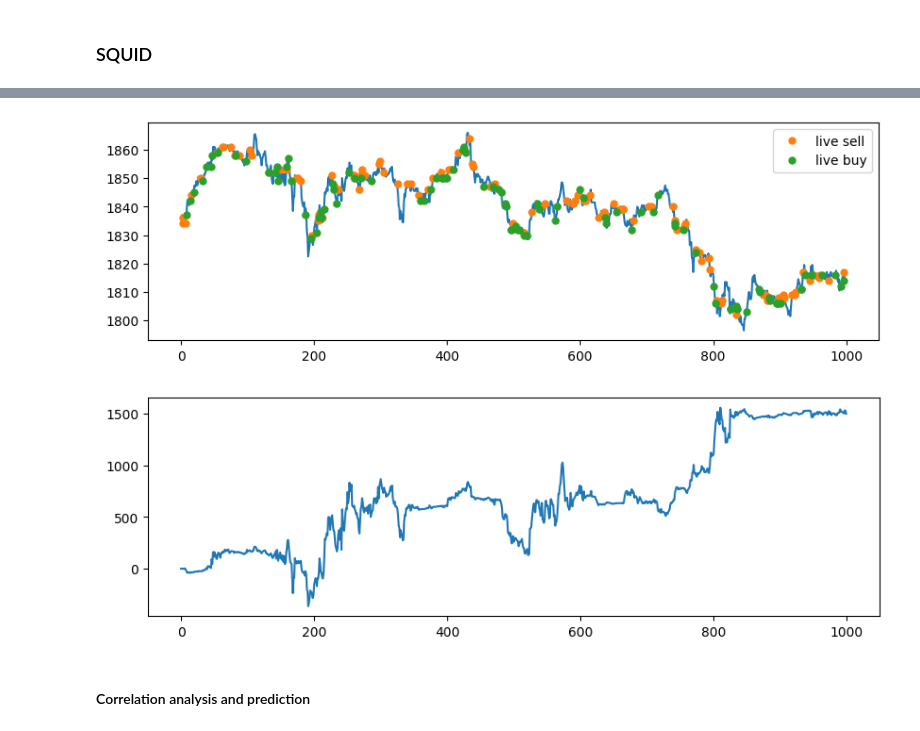
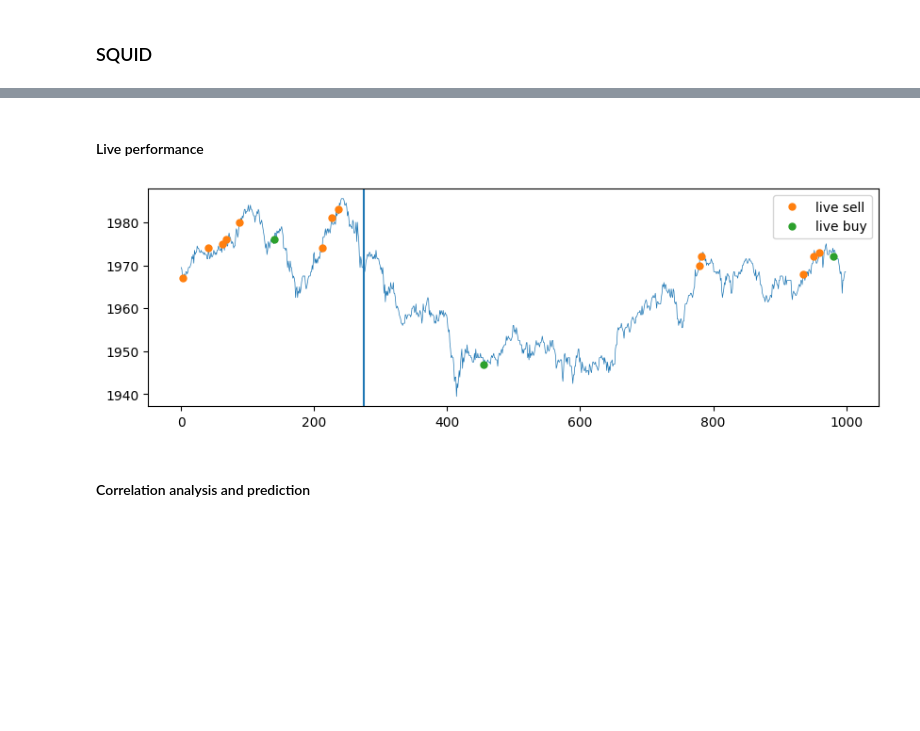
Before and after one commit to karinsim/Prosperity-by-IMC, a Jupyter notebook: round1.ipynb, the cells around one changed output, grey strips where cells are left out. Saved outputs shown, nothing was run; the diff lists cells and outputs as text; code cells hidden in the pictures; blank space fills up the shorter version.

Commit message:
Updated squid algo

```diff
--- a/round1.ipynb
+++ b/round1.ipynb
@@ -23,8 +23,8 @@ KELP["mid_price"] = mp
 mp2 = get_midprice_mm(SQUID)
 SQUID["mid_price"] = mp2
 # %%
-kelp = KELP.loc[KELP["day"]==1]
-squid = SQUID.loc[SQUID["day"]==1]
+kelp = KELP.loc[KELP["day"]==0]
+squid = SQUID.loc[SQUID["day"]==0]
 # %%
 # # get price data
 
@@ -205,0 +499,5 @@ plt.legend()
+# %% [markdown]
+#### Live performance
+# %%
+# day0 prices
+squid = squid.loc[squid["timestamp"] <= 99900].reset_index(drop=True)
@@ -206,3 +508,8 @@ plt.legend()
+# %%
+infile = r"data/round-1/squid.log"
+hist = get_tradehistory(infile)
+squid_hist = get_mytrades(hist, "SQUID_INK")
+squid_hist = squid_hist.merge(squid[["timestamp", "mid_price"]], on="timestamp", how="left")
 # %%
 squid_buy = squid_hist.loc[squid_hist["buyer"]=="SUBMISSION"]
 squid_sell = squid_hist.loc[squid_hist["seller"]=="SUBMISSION"]
@@ -212,17 +519,18 @@ sell_time = list(squid_sell["timestamp"])
 sell_price = list(squid_sell["price"])
 # %%
 plt.figure(figsize=(10,3))
-plt.plot(kelp["timestamp"]/100, squid["mid_price"])
+plt.plot(squid["timestamp"]/100, squid["mid_price"], lw=0.5)
 plt.plot(np.array(sell_time)/100, sell_price, lw=0, ms=10, marker='.', label="live sell")
 plt.plot(np.array(buy_time)/100, buy_price, lw=0, ms=10, marker='.', label="live buy")
+
+plt.axvline(274)
 plt.legend()
 plt.show()
-plt.figure(figsize=(10,3))
-plt.plot(squid["timestamp"]/100, PnL.loc[PnL["product"]=="SQUID_INK"]["profit_and_loss"])
-plt.show()
+# plt.figure(figsize=(10,3))
+# plt.plot(squid["timestamp"]/100, PnL.loc[PnL["product"]=="SQUID_INK"]["profit_and_loss"])
+# plt.show()
 # %% [output]
-[figure, old version]
+[figure, new version]
-[figure, removed]
 # %% [markdown]
 #### Correlation analysis and prediction
 # %%
```
Also changed, not shown: parts of 52 cells of this notebook, 5 other files.
